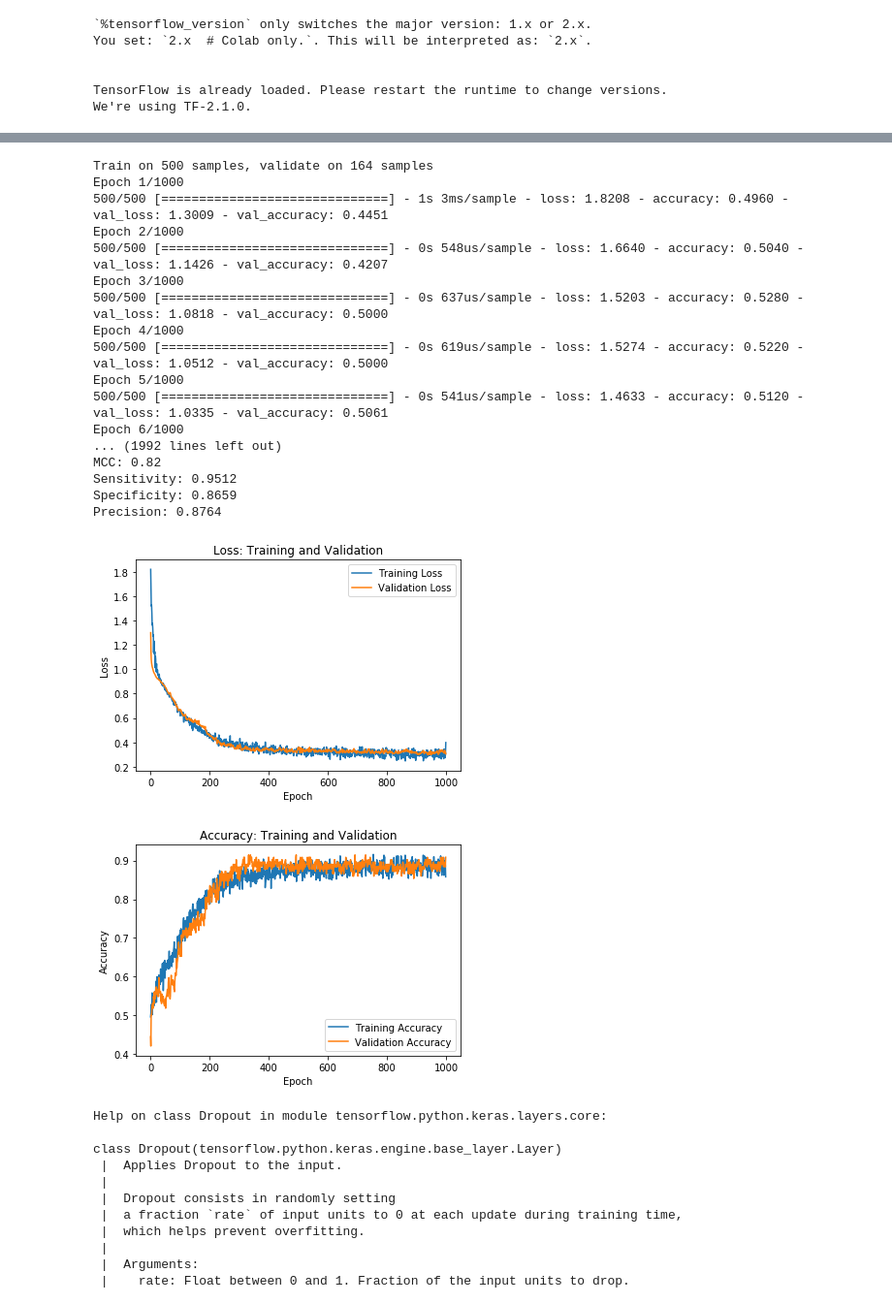
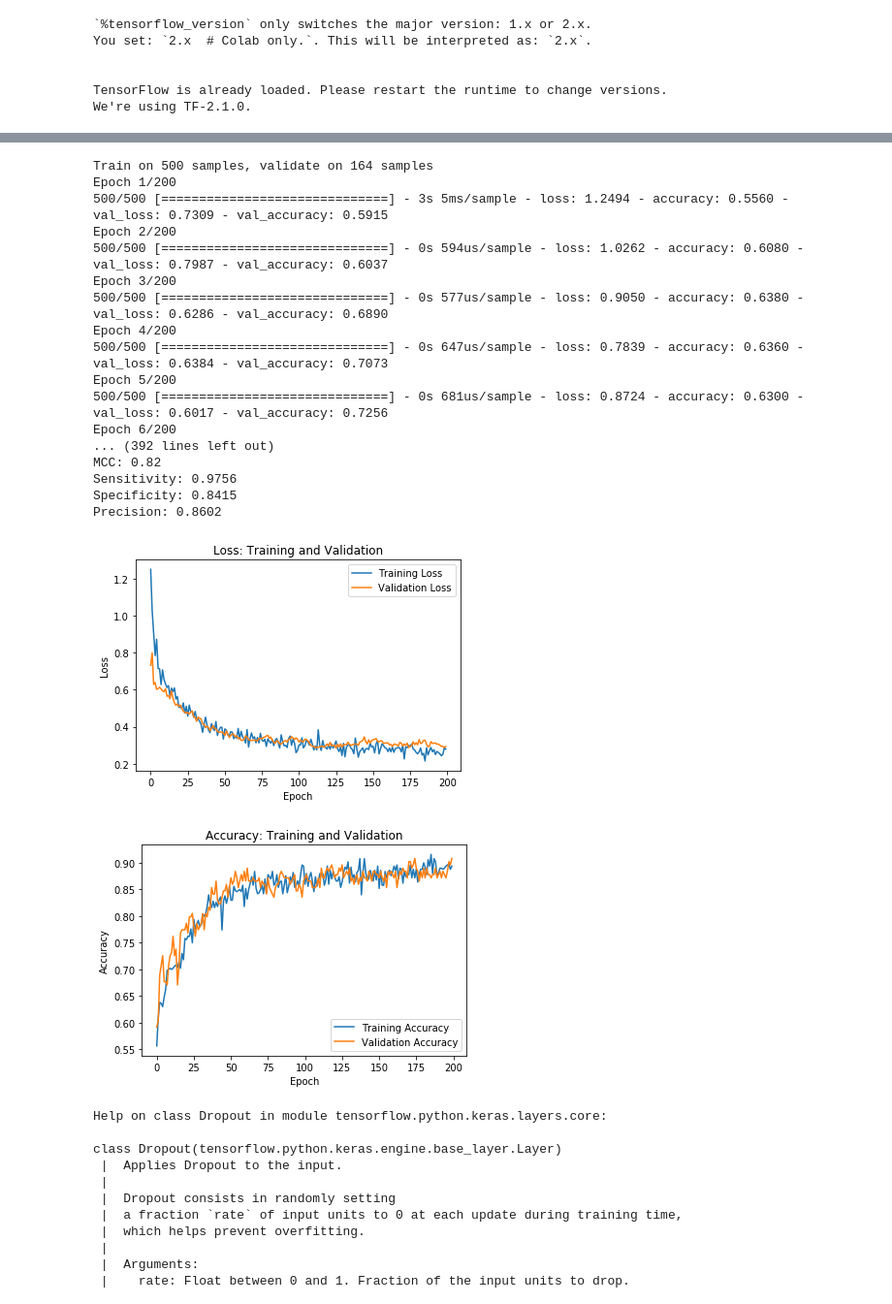
Before and after one commit to mrzResearchArena/TF-2.x, a Jupyter notebook: Multi-Input-TF-Check.ipynb, the cells around one changed output, grey strips where cells are left out. Shown at 97% size. Drawn from its saved outputs; the diff is of its cells as text; code cells hidden in the pictures.

```diff
--- a/Multi-Input-TF-Check.ipynb
+++ b/Multi-Input-TF-Check.ipynb
@@ -129,6 +129,7 @@ print(X2train.shape)
 print(X3train.shape)
 print('### --- --- --- --- --- ###')
 
+X1train = X1train[:,:,0:20]
 X2train = X2train[:,:,0:20]
 
 print(X1train.shape)
@@ -144,6 +145,7 @@ print(X1test.shape)
 print(X2test.shape)
 print(X3test.shape)
 
+X1test = X1test[:,:,0:20]
 X2test = X2test[:,:,0:20]
 
 print(X1test.shape)
@@ -315,11 +315,11 @@ _________________________________________________________________
 # %%
 # Setting epoch and batch number
-setEpochNumber     = 1000       ### 2,500 performed well!
-setBatchSizeNumber = 10
+setEpochNumber     = 200       ### 2,500 performed well!
+setBatchSizeNumber = 16
 
 # Compile Model:
 model = Network()
-model.compile(optimizer=Adam(lr=0.0005),
+model.compile(optimizer=Adam(lr=0.005),
               loss='categorical_crossentropy',
               metrics=['accuracy'])
 
@@ -353,57 +353,57 @@ model.compile(optimizer=Adam(lr=0.0005),
 # accuracyPlot(results)
 
 
-results = model.fit(x=[X3train],
+results = model.fit(x=[X1train, X2train, X3train],
                     y=[Ytrain],
-                    validation_data=([X3test], [Ytest]),
+                    validation_data=([X1test, X2test, X3test], [Ytest]),
                     epochs=setEpochNumber,
                     batch_size=setBatchSizeNumber,
                     verbose=1)
 
 
 # Evaluate the Model:
-_, accuracy = model.evaluate(x=[X3test], y=Ytest, batch_size=setBatchSizeNumber)
+_, accuracy = model.evaluate(x=[X1test, X2test, X3test], y=Ytest, batch_size=setBatchSizeNumber)
 
 
 # Performance Metices:
 Yactual = Ytest.argmax(axis=1)
-Yp = model.predict([X3test])
+Yp = model.predict([X1test, X2test, X3test])
 Yp = Yp.argmax(axis=1)
 
 CM = confusion_matrix(y_pred=Yp, y_true=Yactual)
 TN, FP, FN, TP = CM.ravel()
 
 print()
 print('Accuracy: {:.2f}'.format(accuracy))
 print('MCC: {:.2f}'.format(matthews_corrcoef(y_true=Yactual, y_pred=Yp)))
 print('Sensitivity: {0:.4f}'.format(TP / (TP + FN)))
 print('Specificity: {0:.4f}'.format(TN / (TN + FP)))
 print('Precision: {0:.4f}'.format(precision_score(y_true=Yactual, y_pred=Yp)))
 print()
 
 # Performance Plot
 lossPlot(results)
 accuracyPlot(results)
 # %% [output]
 Train on 500 samples, validate on 164 samples
-Epoch 1/1000
-500/500 [==============================] - 1s 3ms/sample - loss: 1.8208 - accuracy: 0.4960 - val_loss: 1.3009 - val_accuracy: 0.4451
-Epoch 2/1000
-500/500 [==============================] - 0s 548us/sample - loss: 1.6640 - accuracy: 0.5040 - val_loss: 1.1426 - val_accuracy: 0.4207
-Epoch 3/1000
-500/500 [==============================] - 0s 637us/sample - loss: 1.5203 - accuracy: 0.5280 - val_loss: 1.0818 - val_accuracy: 0.5000
-Epoch 4/1000
-500/500 [==============================] - 0s 619us/sample - loss: 1.5274 - accuracy: 0.5220 - val_loss: 1.0512 - val_accuracy: 0.5000
-Epoch 5/1000
-500/500 [==============================] - 0s 541us/sample - loss: 1.4633 - accuracy: 0.5120 - val_loss: 1.0335 - val_accuracy: 0.5061
-Epoch 6/1000
-... (1992 lines left out)
+Epoch 1/200
+500/500 [==============================] - 3s 5ms/sample - loss: 1.2494 - accuracy: 0.5560 - val_loss: 0.7309 - val_accuracy: 0.5915
+Epoch 2/200
+500/500 [==============================] - 0s 594us/sample - loss: 1.0262 - accuracy: 0.6080 - val_loss: 0.7987 - val_accuracy: 0.6037
+Epoch 3/200
+500/500 [==============================] - 0s 577us/sample - loss: 0.9050 - accuracy: 0.6380 - val_loss: 0.6286 - val_accuracy: 0.6890
+Epoch 4/200
+500/500 [==============================] - 0s 647us/sample - loss: 0.7839 - accuracy: 0.6360 - val_loss: 0.6384 - val_accuracy: 0.7073
+Epoch 5/200
+500/500 [==============================] - 0s 681us/sample - loss: 0.8724 - accuracy: 0.6300 - val_loss: 0.6017 - val_accuracy: 0.7256
+Epoch 6/200
+... (392 lines left out)
 MCC: 0.82
-Sensitivity: 0.9512
-Specificity: 0.8659
-Precision: 0.8764
+Sensitivity: 0.9756
+Specificity: 0.8415
+Precision: 0.8602
-[figure, old version]
+[figure, new version]
-[figure, old version]
+[figure, new version]
 # %%
 # %% [output]
 Help on class Dropout in module tensorflow.python.keras.layers.core:
```
Also changed, not shown: parts of 3 cells of this notebook.
